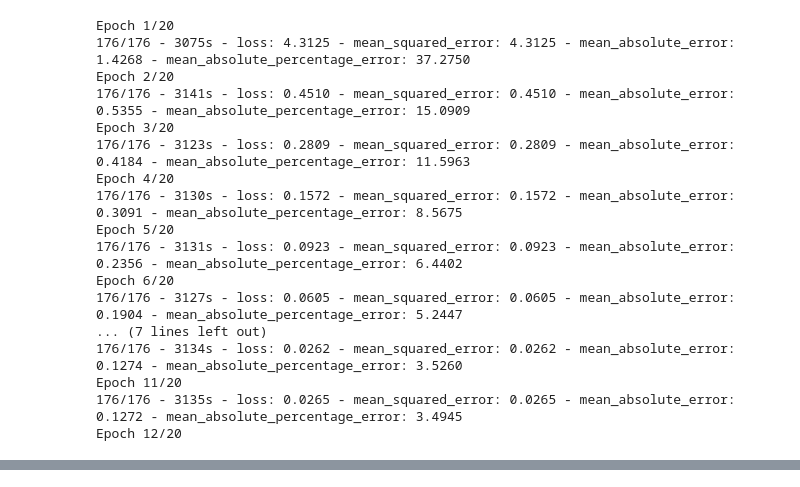
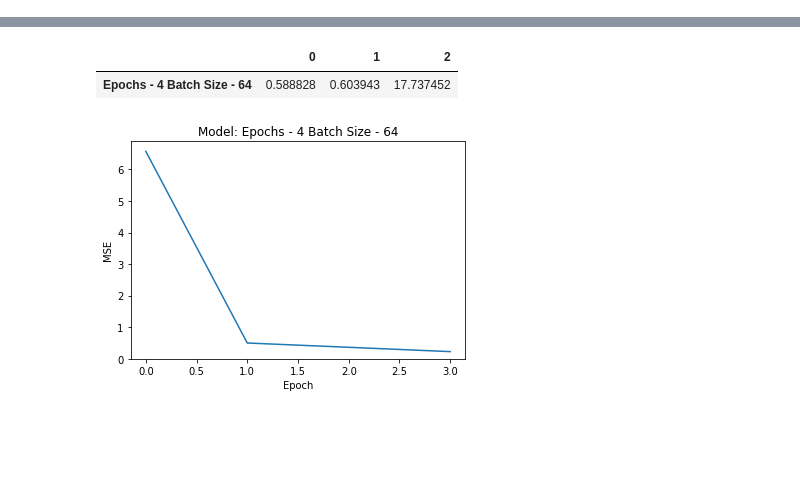
Before and after one commit to JackMcKechnie/Leveraging-Language-Formality-for-Sensitivity-Classification, a Jupyter notebook: src/deep_learning/bert_tests/bert_tests_early_stopping.ipynb, the cells around one changed output, grey strips where cells are left out. Cells and saved outputs as stored; diff of their text form; code cells hidden in the pictures; blank space fills up the shorter version.

Commit message:
Including scores after running BERT Italian Sentences tests

```diff
--- a/src/deep_learning/bert_tests/bert_tests_early_stopping.ipynb
+++ b/src/deep_learning/bert_tests/bert_tests_early_stopping.ipynb
@@ -103,7 +103,7 @@ ________________________________________________________________________________
 results = pd.DataFrame()
 # %%
 def train_test(model, epochs, batch_size, results):
-    callback = tf.keras.callbacks.EarlyStopping(monitor='loss', patience=3)
+    callback = tf.keras.callbacks.EarlyStopping(monitor='loss', patience=2,min_delta=0.001)
     history = model.fit(x=train_samples,y=train_labels,batch_size=batch_size,epochs=epochs,verbose=2,callbacks=[callback])
 
     scores = model.evaluate(x=test_samples,y=test_labels)
@@ -125,29 +125,12 @@ def train_test(model, epochs, batch_size, results):
 results = train_test(model,20,32,results)
 results = train_test(model,20,64,results)
 results.T
-# %% [output]
-Epoch 1/20
-176/176 - 3075s - loss: 4.3125 - mean_squared_error: 4.3125 - mean_absolute_error: 1.4268 - mean_absolute_percentage_error: 37.2750
-Epoch 2/20
-176/176 - 3141s - loss: 0.4510 - mean_squared_error: 0.4510 - mean_absolute_error: 0.5355 - mean_absolute_percentage_error: 15.0909
-Epoch 3/20
-176/176 - 3123s - loss: 0.2809 - mean_squared_error: 0.2809 - mean_absolute_error: 0.4184 - mean_absolute_percentage_error: 11.5963
-Epoch 4/20
-176/176 - 3130s - loss: 0.1572 - mean_squared_error: 0.1572 - mean_absolute_error: 0.3091 - mean_absolute_percentage_error: 8.5675
-Epoch 5/20
-176/176 - 3131s - loss: 0.0923 - mean_squared_error: 0.0923 - mean_absolute_error: 0.2356 - mean_absolute_percentage_error: 6.4402
-Epoch 6/20
-176/176 - 3127s - loss: 0.0605 - mean_squared_error: 0.0605 - mean_absolute_error: 0.1904 - mean_absolute_percentage_error: 5.2447
-... (7 lines left out)
-176/176 - 3134s - loss: 0.0262 - mean_squared_error: 0.0262 - mean_absolute_error: 0.1274 - mean_absolute_percentage_error: 3.5260
-Epoch 11/20
-176/176 - 3135s - loss: 0.0265 - mean_squared_error: 0.0265 - mean_absolute_error: 0.1272 - mean_absolute_percentage_error: 3.4945
-Epoch 12/20
 # %%
 results = train_test(model,8,32,results)
 results = train_test(model,8,64,results)
 results.T
 # %%
-results = train_test(model,4,32,results)
+#results = train_test(model,4,32,results)
 results = train_test(model,4,64,results)
 results.T
+# %% [output]
@@ -154,3 +146,6 @@ results.T
+|  | 0 | 1 | 2 |
+| Epochs - 4 Batch Size - 64 | 0.588828 | 0.603943 | 17.737452 |
+[figure, added]
 # %%
 results = train_test(model,3,32,results)
 results = train_test(model,3,64,results)
```
Also changed, not shown: parts of 6 cells of this notebook, 7 other files.
